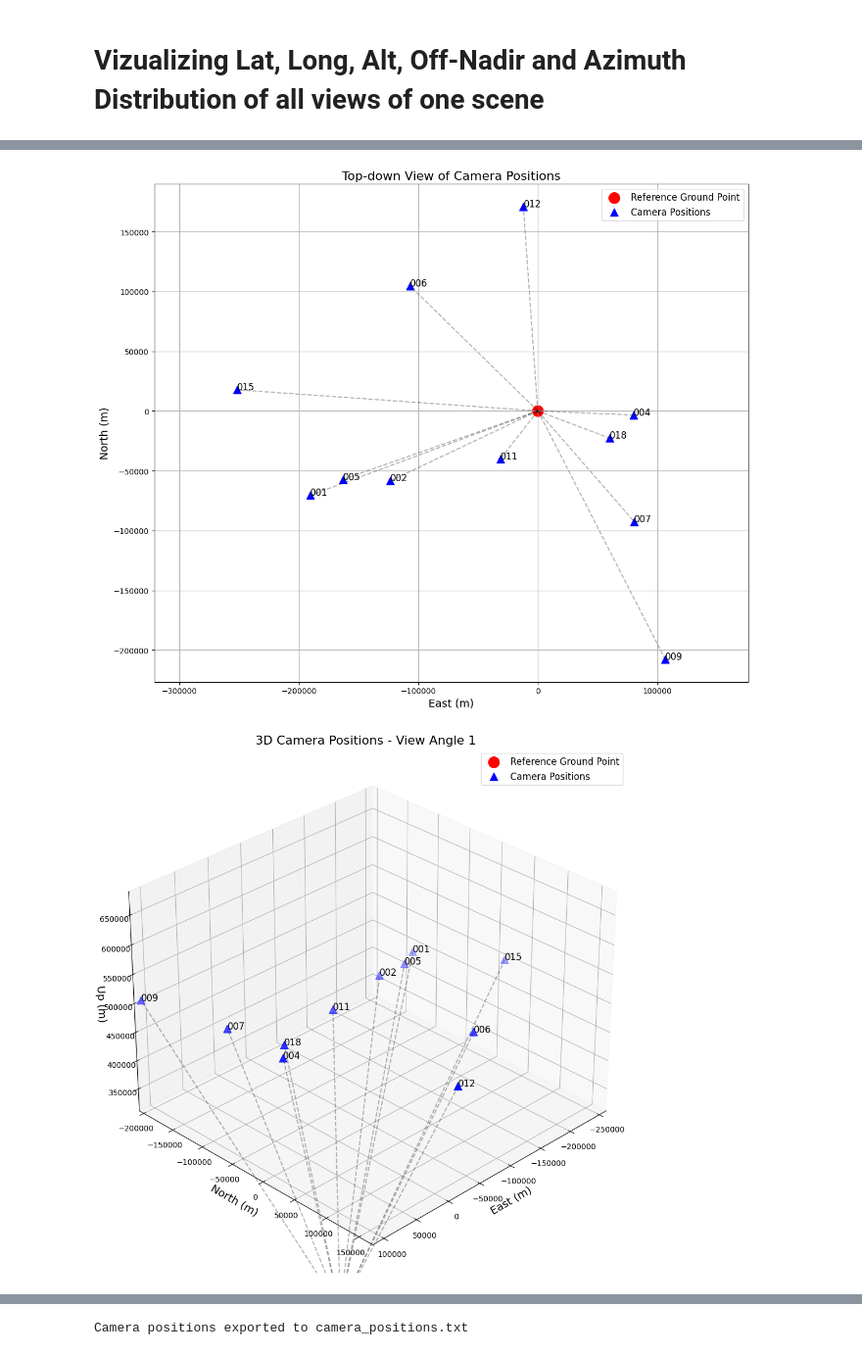
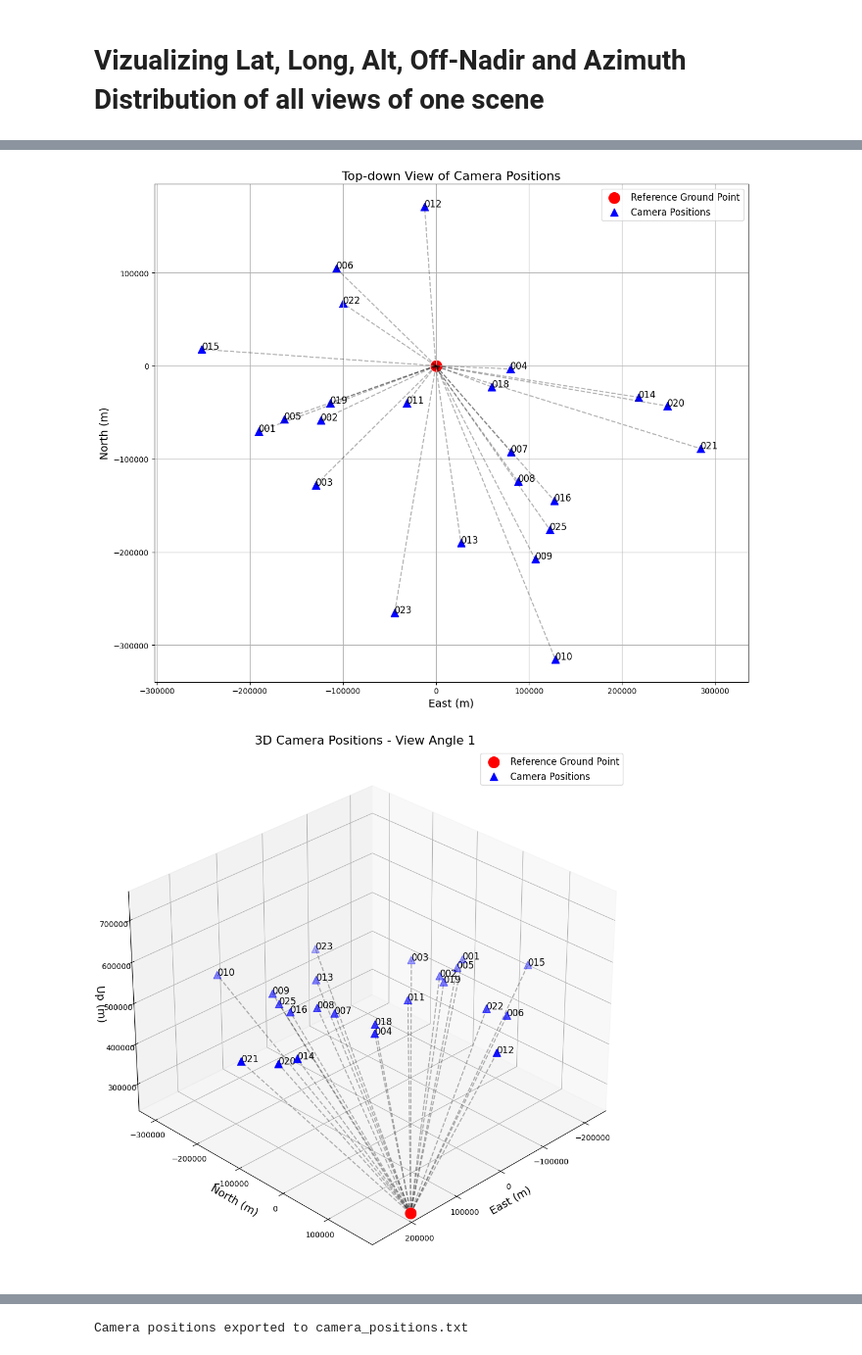
Before and after one commit to JakobMichaelGollreiter/3d-gaussian-splatting-satellite-images, a Jupyter notebook: best_worest_views.ipynb, the cells around one changed output, grey strips where cells are left out. Shown: that part at 98% size. Cells and saved outputs as stored; diff of their text form; code cells hidden in the pictures.

```diff
--- a/best_worest_views.ipynb
+++ b/best_worest_views.ipynb
@@ -472,7 +414,7 @@ def visualize_camera_positions_multi_angle(results, ref_lat, ref_lon, ref_alt):
 if __name__ == "__main__":
     # Process all RGB images in the folder
     RGB_folder = "Track3-RGB-1"
-    results, ref_lat, ref_lon, ref_alt = process_multiple_images(RGB_folder, "JAX_018_*.tif")
+    results, ref_lat, ref_lon, ref_alt = process_multiple_images(RGB_folder, "JAX_164_*.tif")
 
     # Visualize camera positions from multiple angles
     if results:
@@ -509,2 +451,2 @@ JAX_018_018_RGB.tif  30.299400  -81.639800   7.32       110.67     60121.84   -2
-[figure, old version]
+[figure, new version]
-[figure, old version]
+[figure, new version]
```
Also changed, not shown: parts of 4 cells of this notebook.
